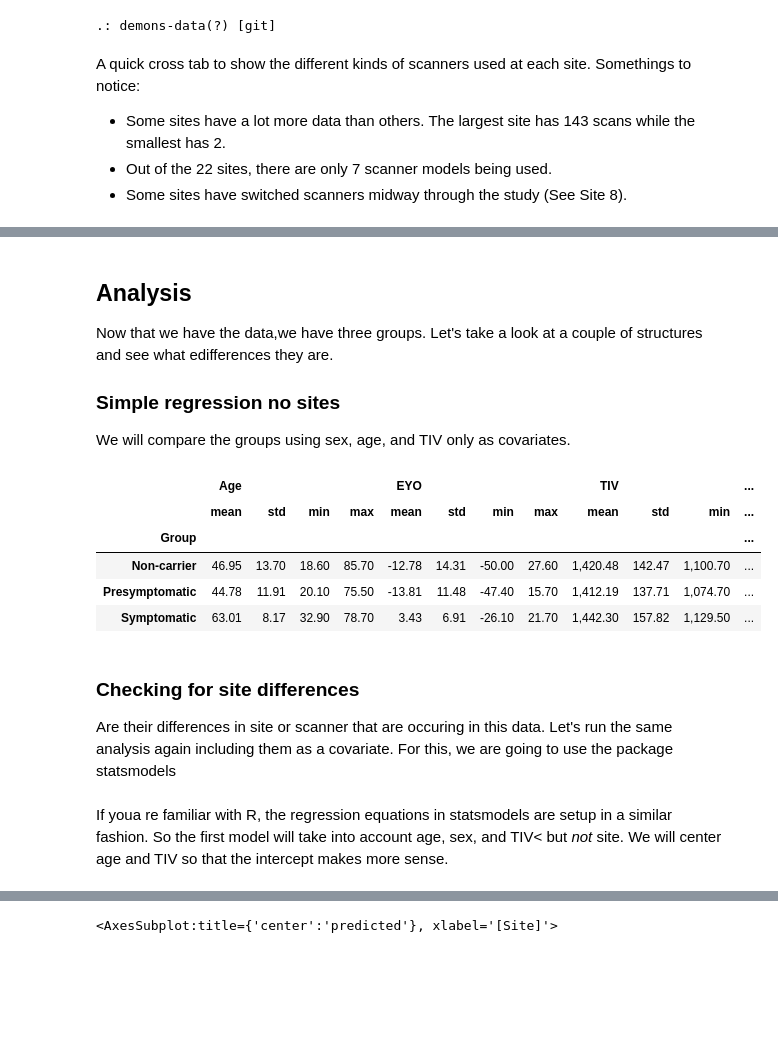
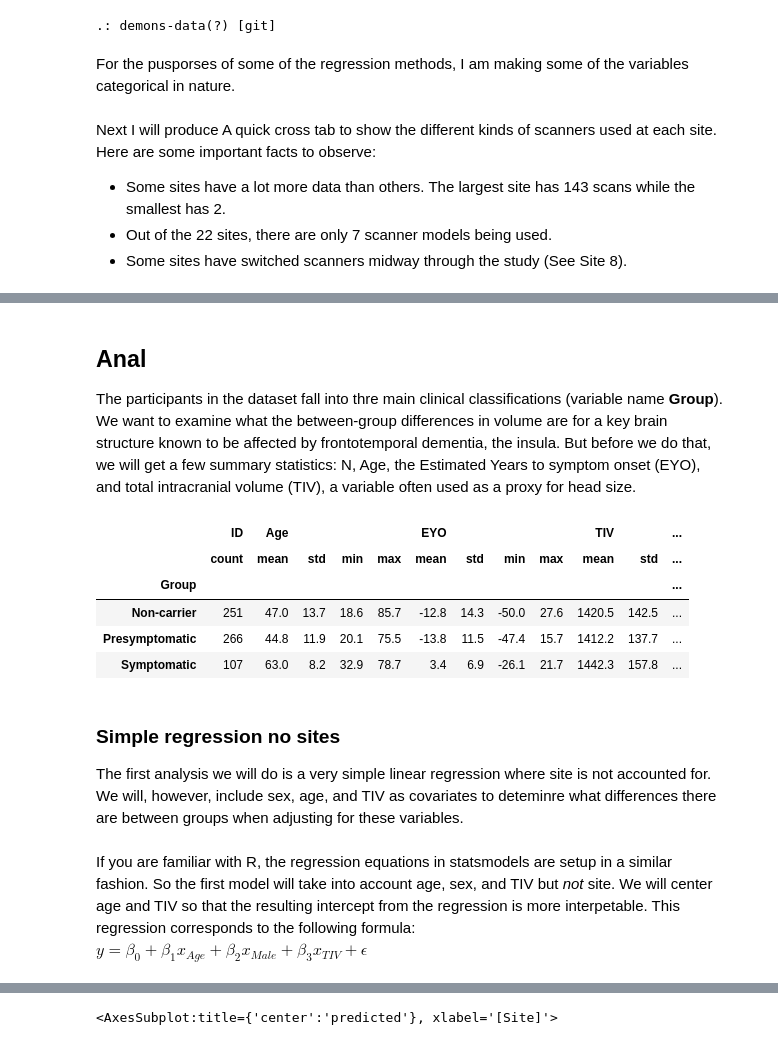
Before and after one commit to HealthBioscienceIDEAS/demon-imaging-harmonisation, a Jupyter notebook: harmonisation.ipynb, the cells around one changed output, grey strips where cells are left out. Drawn from its saved outputs; the diff is of its cells as text; code cells hidden in the pictures; blank space fills up the shorter version.

```diff
--- a/harmonisation.ipynb
+++ b/harmonisation.ipynb
@@ -19,6 +19,8 @@ in_file=sample.get('./GENFI_DEMON_SPREADSHEET.xlsx')
 # %% [output]
 [INFO] Fetching updates for Dataset(/tmp/sample)
 .: demons-data(?) [git]
+# %% [markdown]
+For the pusporses of some of the regression methods, I am making some of the variables categorical in nature.
 # %%
 df_xsec=pd.read_excel(in_file[0]['path'])
 df_xsec['Sex']=pd.Categorical(df_xsec['Sex'],categories=[0,1])
@@ -27,7 +29,7 @@ df_xsec['Site'] = pd.Categorical(df_xsec['Site'],categories=np.arange(23))
 df_xsec['Group']=pd.Categorical(df_xsec['Group'],categories=[0,1,2])
 df_xsec['Group']=df_xsec['Group'].cat.rename_categories(['Non-carrier','Presymptomatic','Symptomatic'])
 # %% [markdown]
-A quick cross tab to show the different kinds of scanners used at each site. Somethings to notice:
+Next I will produce A quick cross tab to show the different kinds of scanners used at each site. Here are some important facts to observe:
 * Some sites have a lot more data than others. The largest site has 143 scans while the smallest has 2.
 * Out of the 22 sites, there are only 7 scanner models being used.
 * Some sites have switched scanners midway through the study (See Site 8).
@@ -53,33 +55,34 @@ pd.crosstab(df_xsec['Site'],df_xsec['Scanner'])
 | 21 | 0 | 0 | 0 | 0 | 14 | 0 | 37 |
 | 22 | 0 | 2 | 0 | 0 | 0 | 0 | 0 |
 # %% [markdown]
-## Analysis
-Now that we have the data,we have three groups. Let's take a look at a couple of structures and see what edifferences they are.
-### Simple regression no sites
-We will compare the groups using sex, age, and TIV only as covariates.
+## Anal
+The participants in the dataset fall into thre main clinical classifications (variable name **Group**). We want to examine what the between-group differences in volume are for a key brain structure known to be affected by frontotemporal dementia, the insula. But before we do that, we will get a few summary statistics: N, Age, the Estimated Years to symptom onset (EYO), and total intracranial volume (TIV), a variable often used as a proxy for head size.
 # %%
 df_xsec.groupby("Group").agg(
     {
+        "ID": ["count"],
         "Age": ["mean", "std", "min", "max" ],
         "EYO": ["mean", "std", "min", "max" ],
         "TIV": ["mean", "std", "min", "max" ]
     }
-).style.format('{0:,.2f}')
+).style.format(precision=1)
 # %% [output]
-|  | Age |  |  |  | EYO |  |  |  | TIV |  |  | ... |
-|  | mean | std | min | max | mean | std | min | max | mean | std | min | ... |
+|  | ID | Age |  |  |  | EYO |  |  |  | TIV |  | ... |
+|  | count | mean | std | min | max | mean | std | min | max | mean | std | ... |
 | Group |  |  |  |  |  |  |  |  |  |  |  | ... |
-| Non-carrier | 46.95 | 13.70 | 18.60 | 85.70 | -12.78 | 14.31 | -50.00 | 27.60 | 1,420.48 | 142.47 | 1,100.70 | ... |
-| Presymptomatic | 44.78 | 11.91 | 20.10 | 75.50 | -13.81 | 11.48 | -47.40 | 15.70 | 1,412.19 | 137.71 | 1,074.70 | ... |
-| Symptomatic | 63.01 | 8.17 | 32.90 | 78.70 | 3.43 | 6.91 | -26.10 | 21.70 | 1,442.30 | 157.82 | 1,129.50 | ... |
+| Non-carrier | 251 | 47.0 | 13.7 | 18.6 | 85.7 | -12.8 | 14.3 | -50.0 | 27.6 | 1420.5 | 142.5 | ... |
+| Presymptomatic | 266 | 44.8 | 11.9 | 20.1 | 75.5 | -13.8 | 11.5 | -47.4 | 15.7 | 1412.2 | 137.7 | ... |
+| Symptomatic | 107 | 63.0 | 8.2 | 32.9 | 78.7 | 3.4 | 6.9 | -26.1 | 21.7 | 1442.3 | 157.8 | ... |
 # %% [markdown]
-### Checking for site differences
-Are their differences in site or scanner that are occuring in this data. Let's run the same analysis again including them as a covariate. For this, we are going to use the package statsmodels
+### Simple regression no sites
+The first analysis we will do is a very simple linear regression where site is not accounted for. We will, however, include  sex, age, and TIV as covariates to deteminre what differences there are between groups when adjusting for these variables.
 # %%
 import statsmodels.api as stats
 import statsmodels.formula.api as statsfx
 # %% [markdown]
-If youa re familiar with R, the regression equations in statsmodels are setup in a similar fashion. So the first model will take into account age, sex, and TIV< but *not* site. We will center age and TIV so that the intercept makes more sense.
+If you are familiar with R, the regression equations in statsmodels are setup in a similar fashion. So the first model will take into account age, sex, and TIV but *not* site. We will center age and TIV so that the resulting intercept from the regression is more interpetable.
+This regression corresponds to the following formula:
+$y  = \beta_0 + \beta_1x_{Age} + \beta_2x_{Male} + \beta_3x_{TIV} + \epsilon$
 # %%
 df_xsec=df_xsec.dropna(subset=["Group","Age","Sex","TIV"])
 df_xsec["Age_centered"]=df_xsec['Age']-df_xsec['Age'].mean()
```
Also changed, not shown: parts of 11 cells of this notebook, 1 other file.
